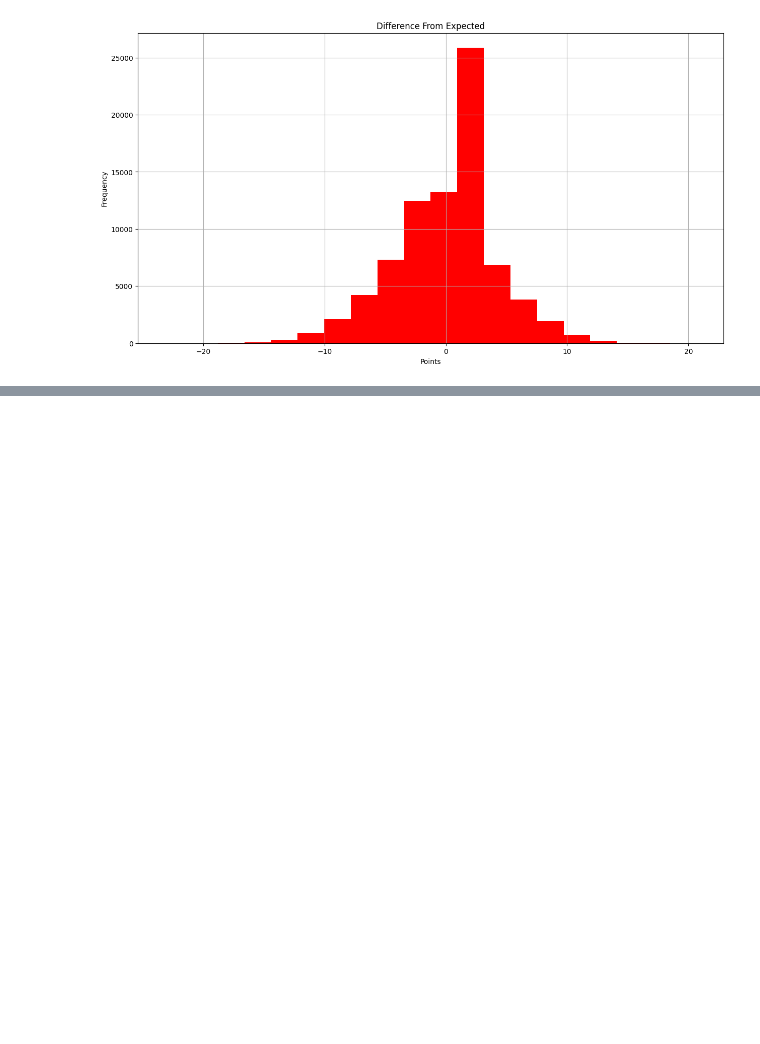
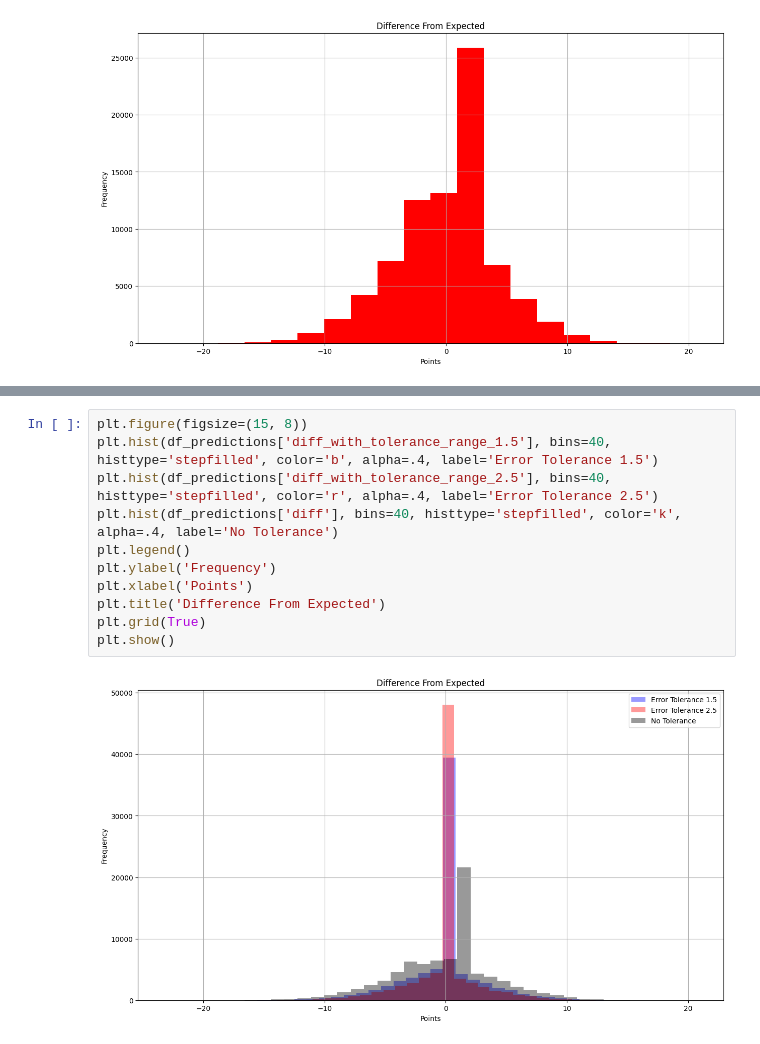
Before and after one commit to 5h33p/student_habits, a Jupyter notebook: Development.ipynb, the cells around one changed output, grey strips where cells are left out. Drawn from its saved outputs; the diff is of its cells as text; blank space fills up the shorter version.

```diff
--- a/Development.ipynb
+++ b/Development.ipynb
@@ -510,0 +571,13 @@ final_pipeline.score(X, y, )
+# %%
+plt.figure(figsize=(15, 8))
+plt.hist(df_predictions['diff_with_tolerance_range_1.5'], bins=40, histtype='stepfilled', color='b', alpha=.4, label='Error Tolerance 1.5')
+plt.hist(df_predictions['diff_with_tolerance_range_2.5'], bins=40, histtype='stepfilled', color='r', alpha=.4, label='Error Tolerance 2.5')
+plt.hist(df_predictions['diff'], bins=40, histtype='stepfilled', color='k', alpha=.4, label='No Tolerance')
+plt.legend()
+plt.ylabel('Frequency')
+plt.xlabel('Points')
+plt.title('Difference From Expected')
+plt.grid(True)
+plt.show()
+# %% [output]
+[figure, added]
```
Also changed, not shown: parts of 13 cells of this notebook.
